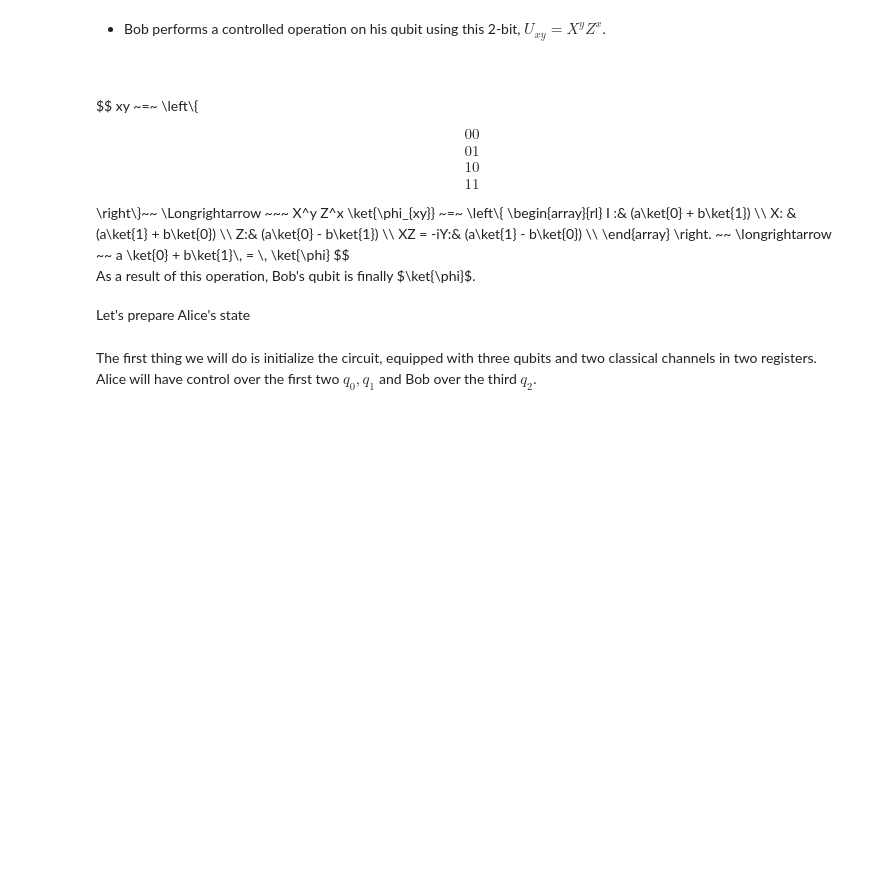
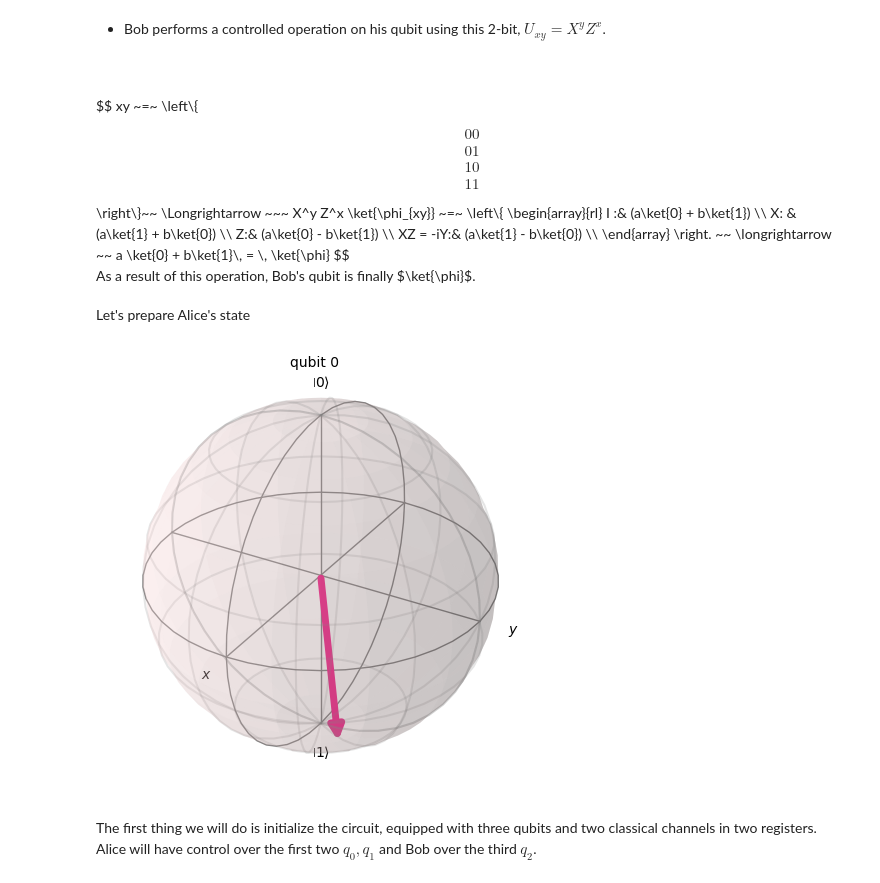
Before and after one commit to jamasole/Quantum_Information_Concepts_and_Tools, a Jupyter notebook: 04_Topics_in_quantum_mechanics/041_Entanglement.ipynb, the cells around one changed output. Drawn from its saved outputs; the diff is of its cells as text; code cells hidden in the pictures; blank space fills up the shorter version.

```diff
--- a/04_Topics_in_quantum_mechanics/041_Entanglement.ipynb
+++ b/04_Topics_in_quantum_mechanics/041_Entanglement.ipynb
@@ -648,18 +654,20 @@ As a result of this operation, Bob's qubit is finally $\ket{\phi}$.
 # %% [markdown]
 Let's prepare Alice's state
 # %%
-# escoge dos ángulos theta y phi en la esfera de Bloch
-[theta,phi]=[1.1 , 2.2]
+# select  theta y phi en la esfera de Bloch
+#[theta,phi]=[1.1 , 2.2]
 
 # o hazlo de forma aleatoria
 #import random
-#[theta,phi] = np.array([np.pi*np.random.rand(),2*np.pi*np.random.rand()])
+[theta,phi] = np.array([np.pi*np.random.rand(),2*np.pi*np.random.rand()])
 
 estado = [np.cos(theta/2),(np.exp(1j*phi))*np.sin(theta/2)]
 
 #visualicémoslo en la esfera de Bloch
 from qiskit.visualization import plot_bloch_multivector, array_to_latex
 plot_bloch_multivector(estado)
+# %% [output]
+[figure, added]
 # %% [markdown]
 
 The first thing we will do is initialize the circuit, equipped with three qubits and two classical channels in two registers. Alice will have control over the first two $q_0, q_1$ and Bob over the third $q_2$.
```
Also changed, not shown: parts of 8 cells of this notebook, 2 other files.
